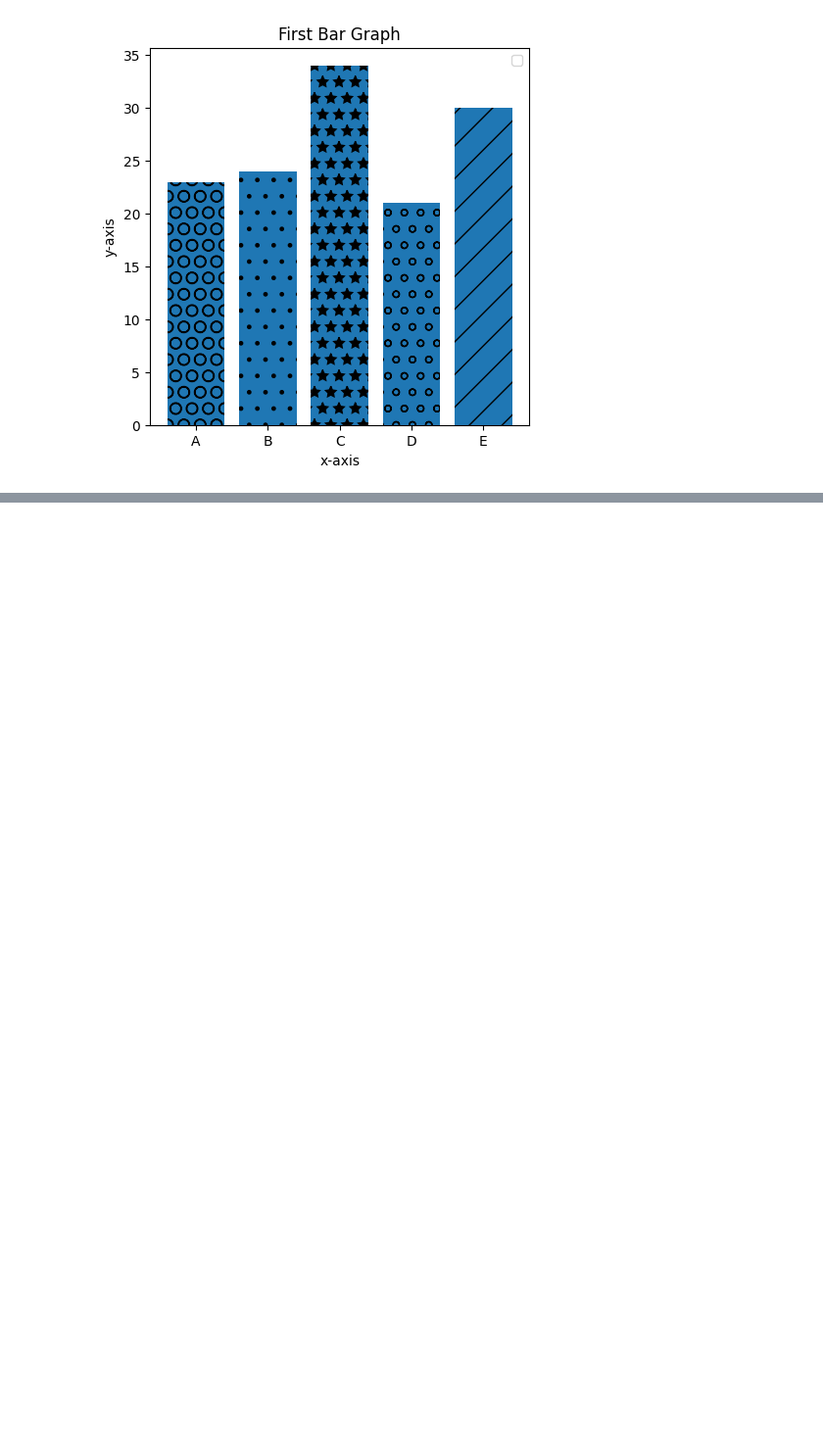
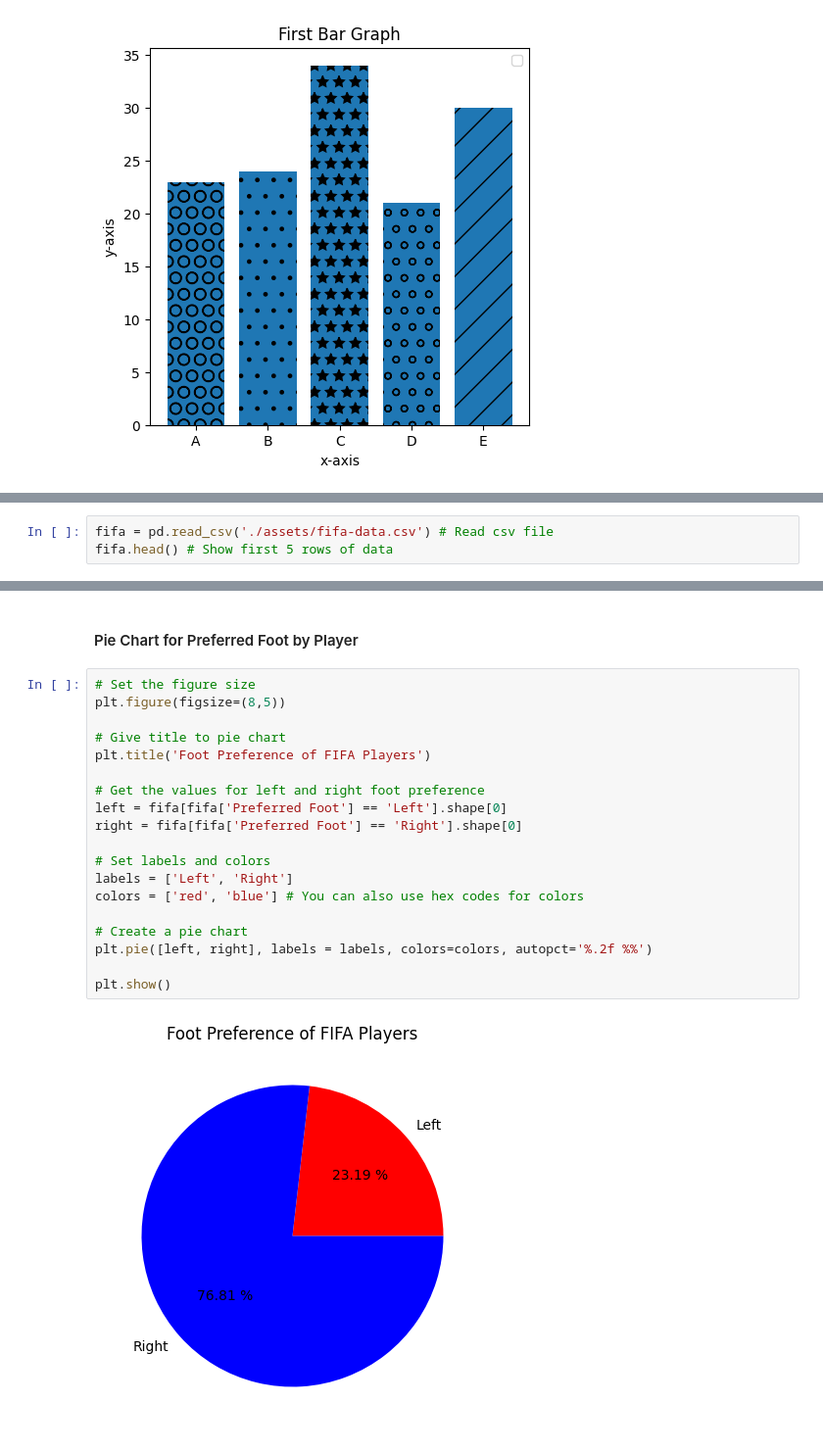
Before and after one commit to kushalprasadjoshi/python-for-scientists, a Jupyter notebook: 03-matplotlib.ipynb, the cells around one changed output, grey strips where cells are left out. Shown at 98% size. Drawn from its saved outputs; the diff is of its cells as text; blank space fills up the shorter version.

```diff
--- a/03-matplotlib.ipynb
+++ b/03-matplotlib.ipynb
@@ -308,0 +441,3 @@ plt.show()
+# %%
+fifa = pd.read_csv('./assets/fifa-data.csv') # Read csv file
+fifa.head() # Show first 5 rows of data
@@ -308,0 +452,23 @@ plt.show()
+# %% [markdown]
+#### Pie Chart for Preferred Foot by Player
+# %%
+# Set the figure size
+plt.figure(figsize=(8,5))
+
+# Give title to pie chart
+plt.title('Foot Preference of FIFA Players')
+
+# Get the values for left and right foot preference
+left = fifa[fifa['Preferred Foot'] == 'Left'].shape[0]
+right = fifa[fifa['Preferred Foot'] == 'Right'].shape[0]
+
+# Set labels and colors
+labels = ['Left', 'Right']
+colors = ['red', 'blue'] # You can also use hex codes for colors
+
+# Create a pie chart
+plt.pie([left, right], labels = labels, colors=colors, autopct='%.2f %%')
+
+plt.show()
+# %% [output]
+[figure, added]
```
Also changed, not shown: parts of 20 cells of this notebook.
